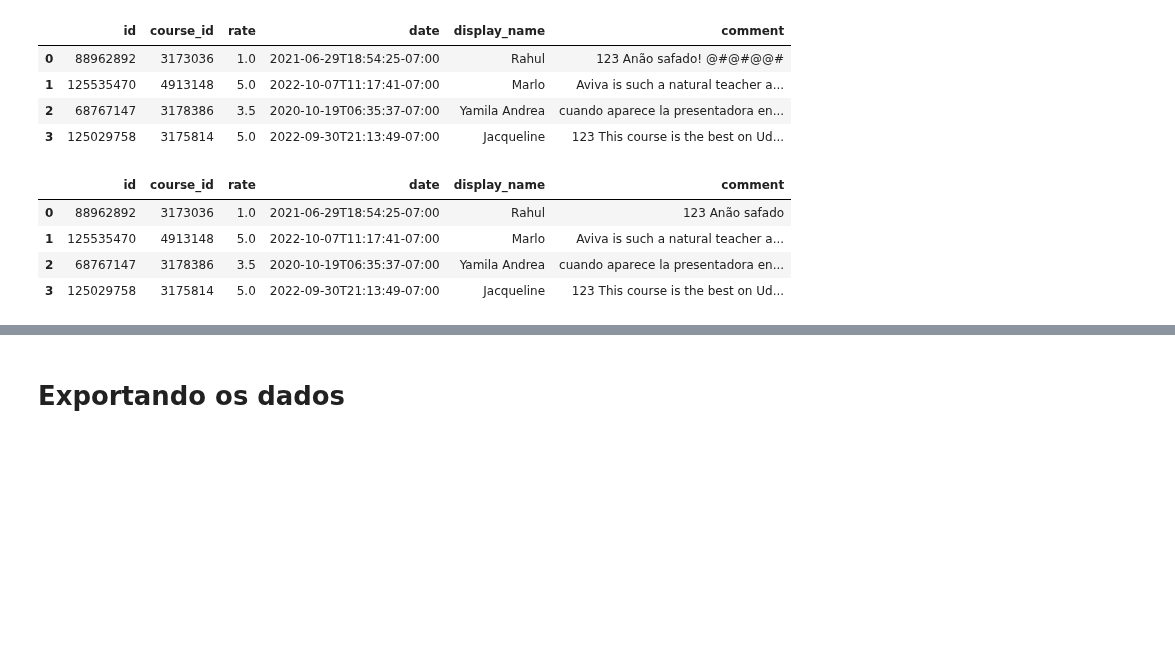
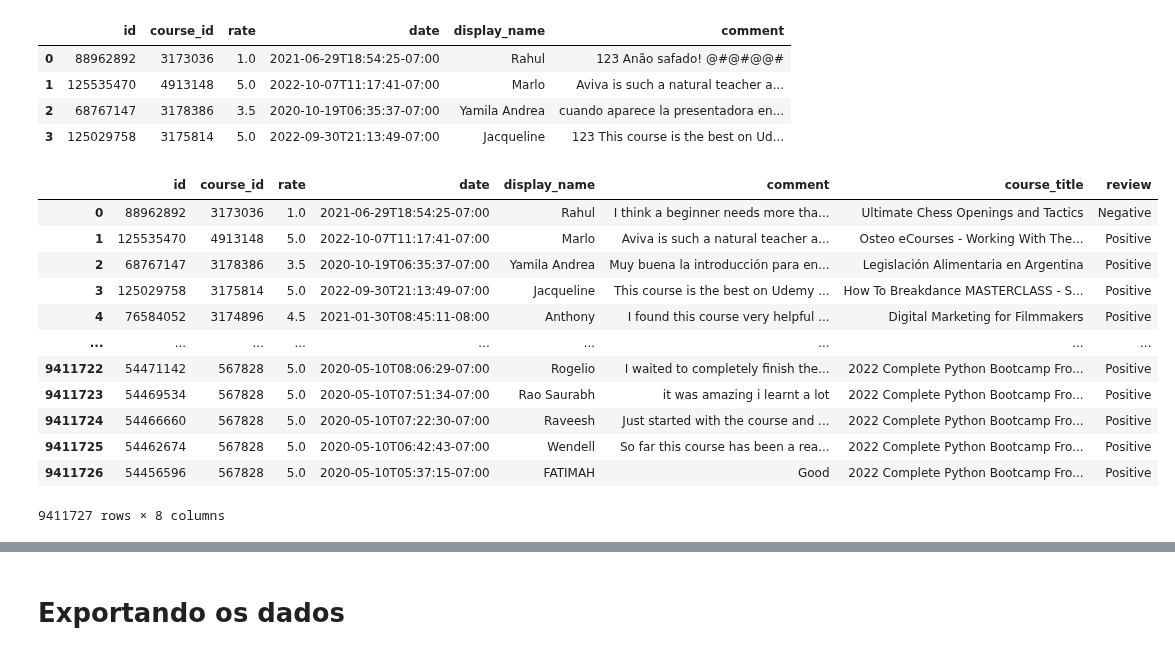
Before and after one commit to ismailymendes/mooc_udemy_coursera, a Jupyter notebook: mooc_udemy.ipynb, the cells around one changed output, grey strips where cells are left out. Drawn from its saved outputs; the diff is of its cells as text; code cells hidden in the pictures; blank space fills up the shorter version.

```diff
--- a/mooc_udemy.ipynb
+++ b/mooc_udemy.ipynb
@@ -1234,16 +1234,24 @@ udemy_comentarios2
 # %%
 # Using strip() method to remove the newline character from a string.
 # The strip() method will remove both trailing and leading newlines from the string.
 # It also removes any whitespaces on both sides of a string.
-udemy_comentarios2['comment'] = udemy_comentarios2['comment'].str.replace('[^\w\s]', ' ', regex=True)
+udemy_comentarios['comment'] = udemy_comentarios['comment'].str.replace('[^\w\s]', ' ', regex=True)
 #udemy_comentarios2 = udemy_comentarios2.reset_index(drop=True)
-udemy_comentarios2
+udemy_comentarios
 # %% [output]
-|  | id | course_id | rate | date | display_name | comment |
-| 0 | 88962892 | 3173036 | 1.0 | 2021-06-29T18:54:25-07:00 | Rahul | 123 Anão safado |
-| 1 | 125535470 | 4913148 | 5.0 | 2022-10-07T11:17:41-07:00 | Marlo | Aviva is such a natural teacher a... |
-| 2 | 68767147 | 3178386 | 3.5 | 2020-10-19T06:35:37-07:00 | Yamila Andrea | cuando aparece la presentadora en... |
-| 3 | 125029758 | 3175814 | 5.0 | 2022-09-30T21:13:49-07:00 | Jacqueline | 123 This course is the best on Ud... |
+|  | id | course_id | rate | date | display_name | comment | course_title | review |
+| 0 | 88962892 | 3173036 | 1.0 | 2021-06-29T18:54:25-07:00 | Rahul | I think a beginner needs more tha... | Ultimate Chess Openings and Tactics | Negative |
+| 1 | 125535470 | 4913148 | 5.0 | 2022-10-07T11:17:41-07:00 | Marlo | Aviva is such a natural teacher a... | Osteo eCourses - Working With The... | Positive |
+| 2 | 68767147 | 3178386 | 3.5 | 2020-10-19T06:35:37-07:00 | Yamila Andrea | Muy buena la introducción para en... | Legislación Alimentaria en Argentina | Positive |
+| 3 | 125029758 | 3175814 | 5.0 | 2022-09-30T21:13:49-07:00 | Jacqueline | This course is the best on Udemy ... | How To Breakdance MASTERCLASS - S... | Positive |
+| 4 | 76584052 | 3174896 | 4.5 | 2021-01-30T08:45:11-08:00 | Anthony | I found this course very helpful ... | Digital Marketing for Filmmakers | Positive |
+| ... | ... | ... | ... | ... | ... | ... | ... | ... |
+| 9411722 | 54471142 | 567828 | 5.0 | 2020-05-10T08:06:29-07:00 | Rogelio | I waited to completely finish the... | 2022 Complete Python Bootcamp Fro... | Positive |
+| 9411723 | 54469534 | 567828 | 5.0 | 2020-05-10T07:51:34-07:00 | Rao Saurabh | it was amazing i learnt a lot | 2022 Complete Python Bootcamp Fro... | Positive |
+| 9411724 | 54466660 | 567828 | 5.0 | 2020-05-10T07:22:30-07:00 | Raveesh | Just started with the course and ... | 2022 Complete Python Bootcamp Fro... | Positive |
+| 9411725 | 54462674 | 567828 | 5.0 | 2020-05-10T06:42:43-07:00 | Wendell | So far this course has been a rea... | 2022 Complete Python Bootcamp Fro... | Positive |
+| 9411726 | 54456596 | 567828 | 5.0 | 2020-05-10T05:37:15-07:00 | FATIMAH | Good | 2022 Complete Python Bootcamp Fro... | Positive |
+9411727 rows × 8 columns
 # %%
 # O dataset é muito grande e levarias horas para a biblioteca acessar todas as linhas.
 # Deste modo dataset está processado e salvo na pasta 'data' para poupar tempo e com
```
Also changed, not shown: parts of 4 cells of this notebook.
